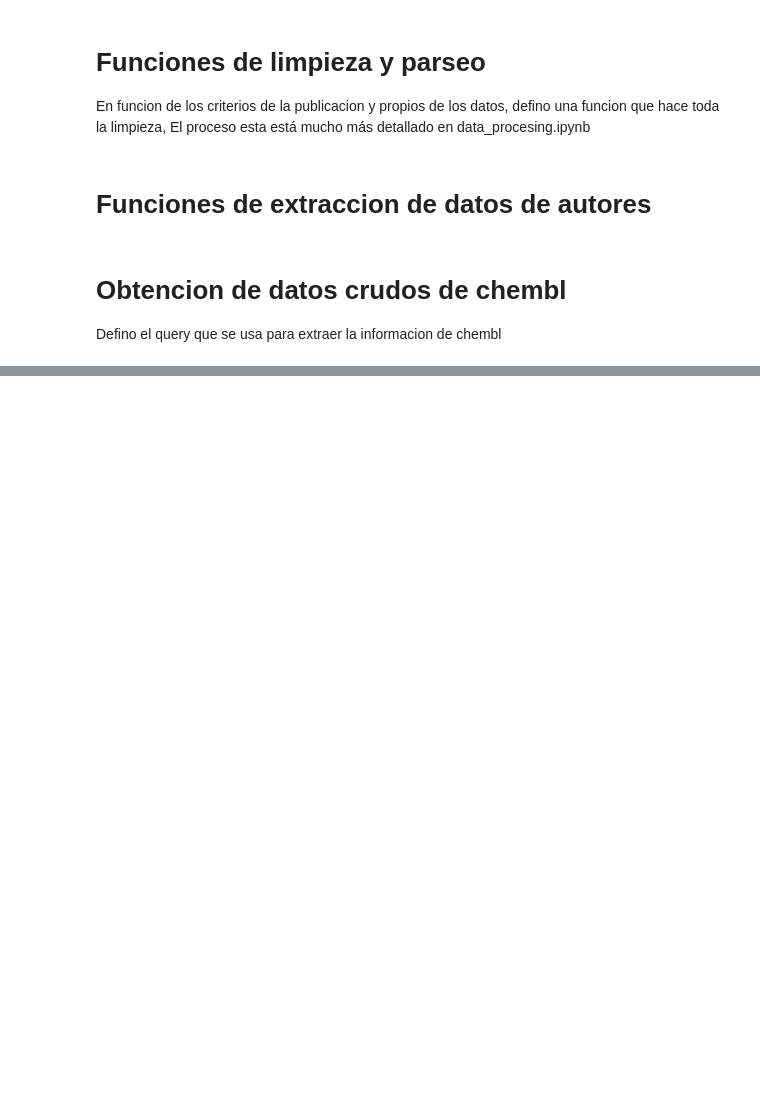
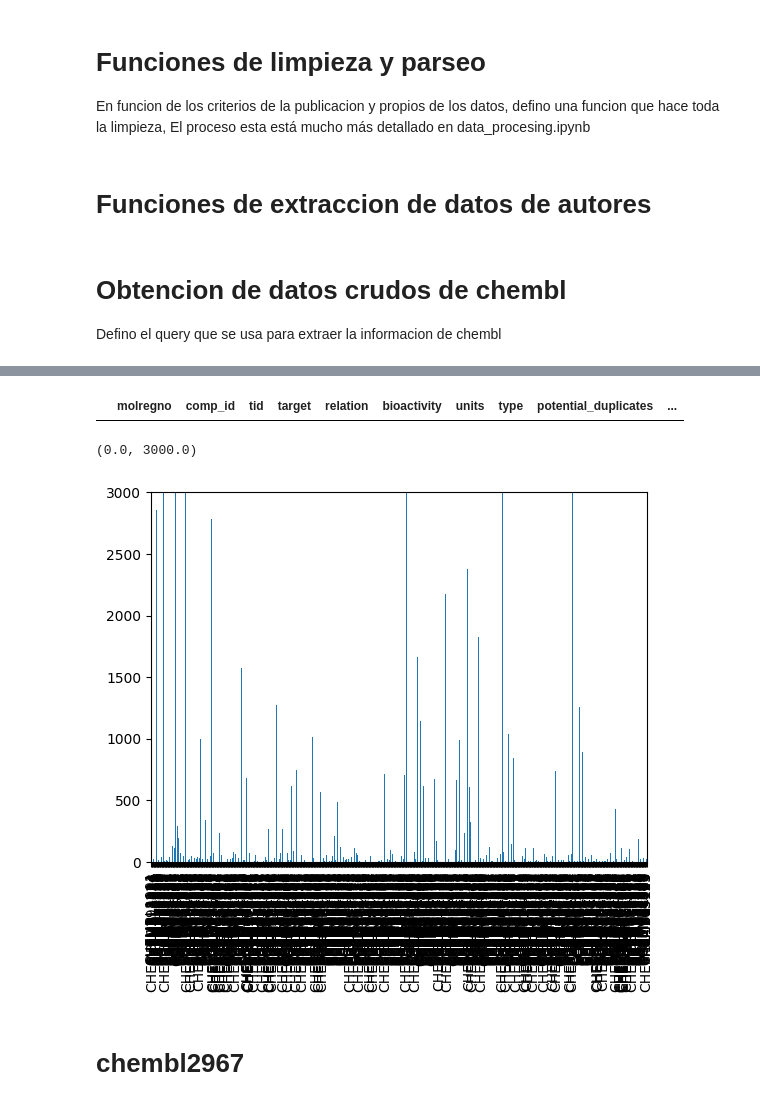
Before and after one commit to trypanosomatics/DEEPScreen, a Jupyter notebook: data_procesing_filter/data_procesing_check.ipynb, the cells around one changed output, grey strips where cells are left out. Cells and saved outputs as stored; diff of their text form; code cells hidden in the pictures; blank space fills up the shorter version.

```diff
--- a/data_procesing_filter/data_procesing_check.ipynb
+++ b/data_procesing_filter/data_procesing_check.ipynb
@@ -215,0 +248,35 @@ Entries previous relation type conflict cleaning 762742
+# %%
+def balance_compuestos(df):
+    df_chembl_23_filter = df.copy()
+
+    import os
+    targets_autores_archivos = os.listdir('/home/sebastian-wsl/DEEPScreen/data_procesing_filter/data_autores')
+    targets_autores = [i[:i.find('.pickle')] for i in targets_autores_archivos]
+
+    balance_compuestos_positivos = pd.Series(dtype='int64')
+    targets_ausentes = []
+
+    for target in targets_autores:
+
+        df_target = df_chembl_23_filter[df_chembl_23_filter.target == target]
+
+        if len(df_target.index) > 1:
+            mio_pos = df_target['comp_id'].unique()
+            ensayos_mio = len(mio_pos)
+        else:
+            targets_ausentes.append(target)
+            print(f'{target} ausente')
+            continue
+
+        try:
+            df_autores = pd.read_pickle(f'/home/sebastian-wsl/DEEPScreen/data_procesing_filter/data_autores/{target}.pickle')
+            autores_pos = df_autores[df_autores[target] == 1]
+            ensayos_autores = len(autores_pos.index)
+            blance = ensayos_mio - ensayos_autores
+            balance_compuestos_positivos[target]=blance
+            print(f'{target} balance hecho')
+        except:
+            print(f'Unable to open {target}.pickle')
+            continue
+
+    return balance_compuestos_positivos, targets_ausentes
@@ -215,0 +451,5 @@ Entries previous relation type conflict cleaning 762742
+# %%
+import pandas as pd
+df_asinomas = pd.read_pickle('data_asi_nomas.pkl')
+# %%
+pos,aus = balance_compuestos(df_asinomas)
@@ -215,0 +474,14 @@ Entries previous relation type conflict cleaning 762742
+# %%
+df_asinomas[df_asinomas.duplicated(subset=['comp_id','target'],keep=False)]
+# %% [output]
+|  | molregno | comp_id | tid | target | relation | bioactivity | units | type | potential_duplicates | ... |
+# %%
+plot = pos.plot(kind='bar')
+
+
+plot.set_ylim([0,3000])
+# %% [output]
+(0.0, 3000.0)
+[figure, added]
+# %% [markdown]
+# chembl2967
```
Also changed, not shown: parts of 59 cells of this notebook, 11 other files.
